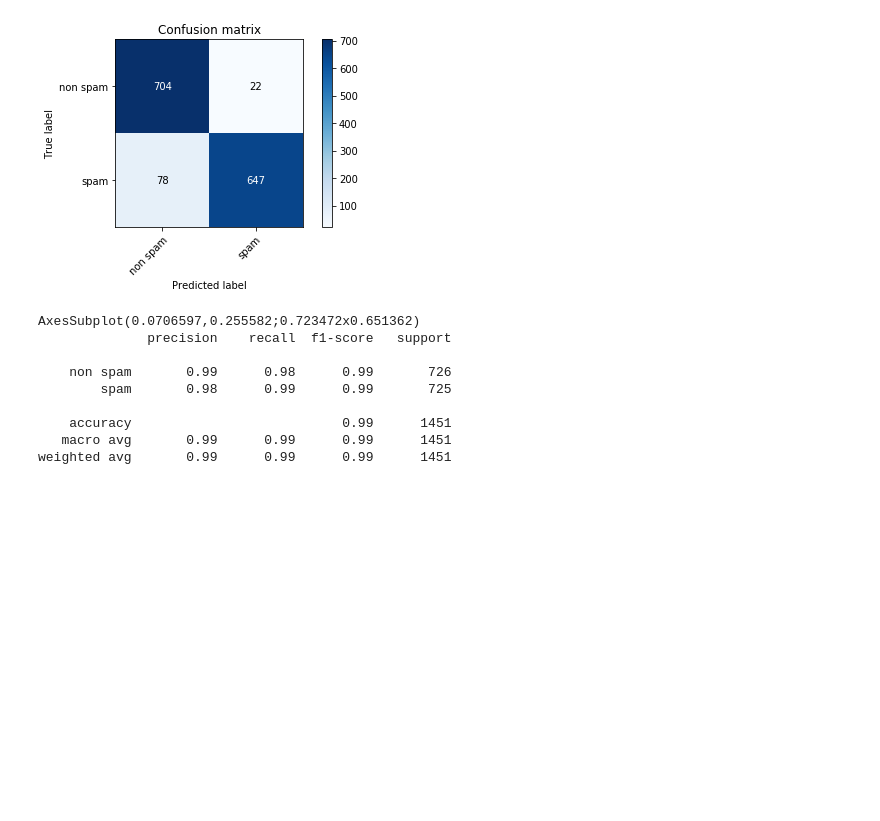
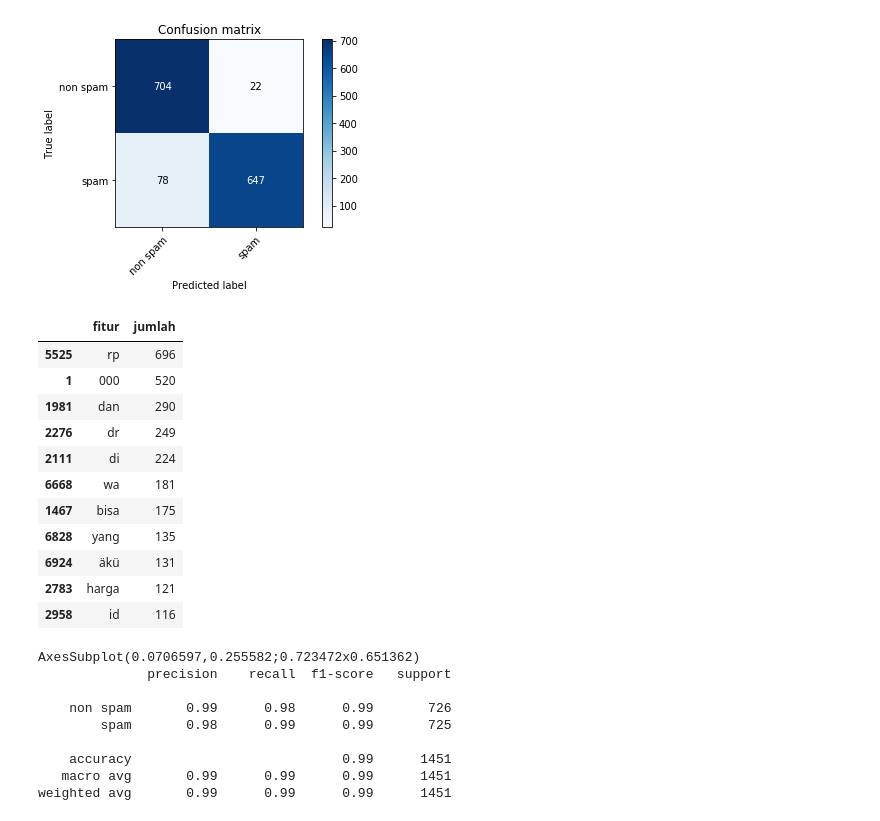
Before and after one commit to lufias69/mycode, a Jupyter notebook: Prediksi/data/Imbalance.ipynb, the cells around one changed output. Saved outputs shown, nothing was run; the diff lists cells and outputs as text; code cells hidden in the pictures; blank space fills up the shorter version.

```diff
--- a/Prediksi/data/Imbalance.ipynb
+++ b/Prediksi/data/Imbalance.ipynb
@@ -52,6 +53,21 @@ AxesSubplot(0.0706597,0.255582;0.723472x0.651362)
    macro avg       0.93      0.93      0.93      1451
 weighted avg       0.93      0.93      0.93      1451
 [figure]
+# %%
+gd.get_data(y_true, y_pred, komentar, class_ = "spam").sort_values("jumlah", axis = 0, ascending = False).head(11)
+# %% [output]
+|  | fitur | jumlah |
+| 5525 | rp | 696 |
+| 1 | 000 | 520 |
+| 1981 | dan | 290 |
+| 2276 | dr | 249 |
+| 2111 | di | 224 |
+| 6668 | wa | 181 |
+| 1467 | bisa | 175 |
+| 6828 | yang | 135 |
+| 6924 | äkü | 131 |
+| 2783 | harga | 121 |
+| 2958 | id | 116 |
 # %%
 y_pred = cnb_tfidf.predict(pembobotan_imbang_freq.transform(komentar2))
 print(plot.plot_confusion_matrix(y_true,y_pred))
```
Also changed, not shown: parts of 20 cells of this notebook.
